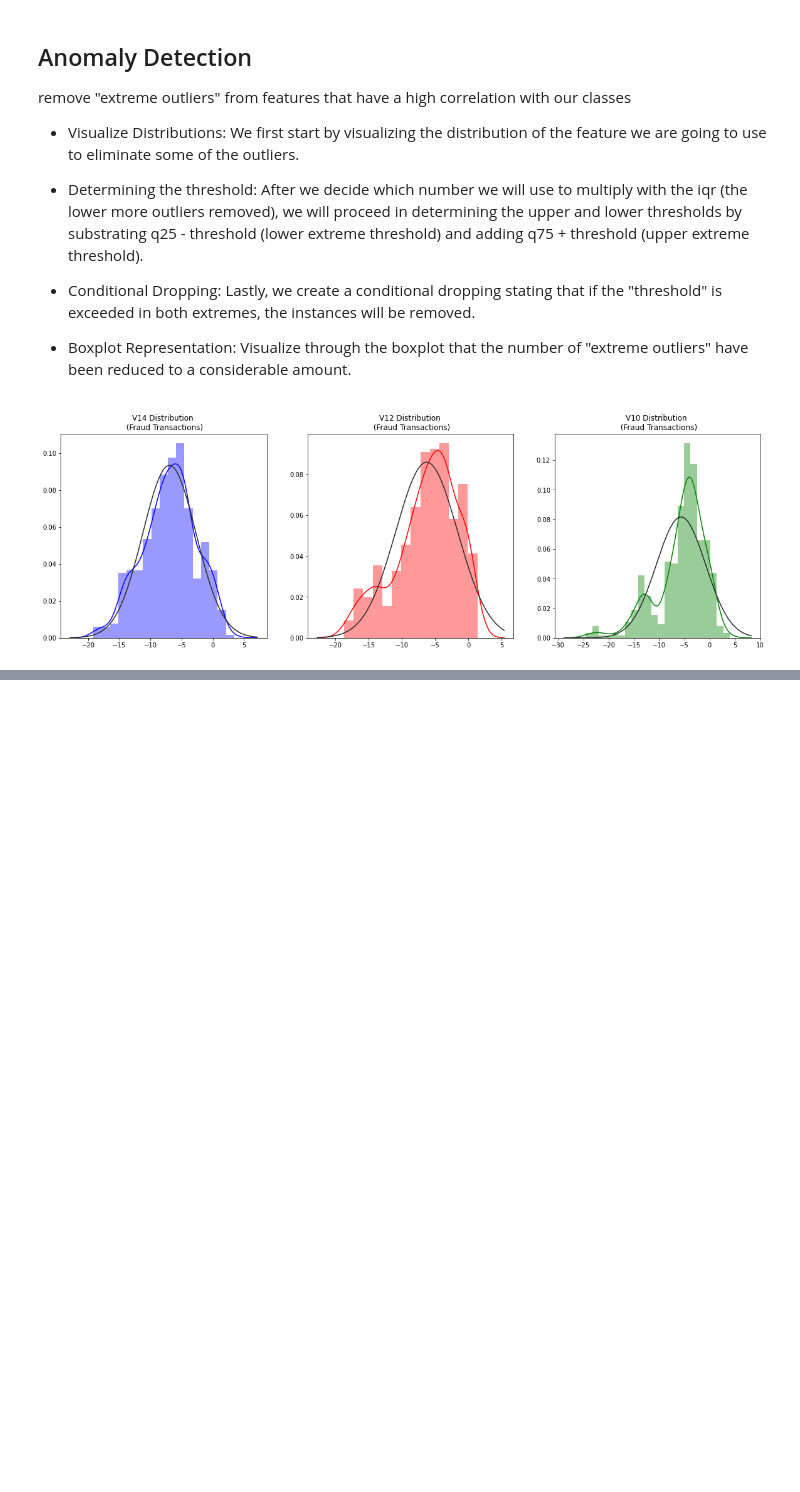
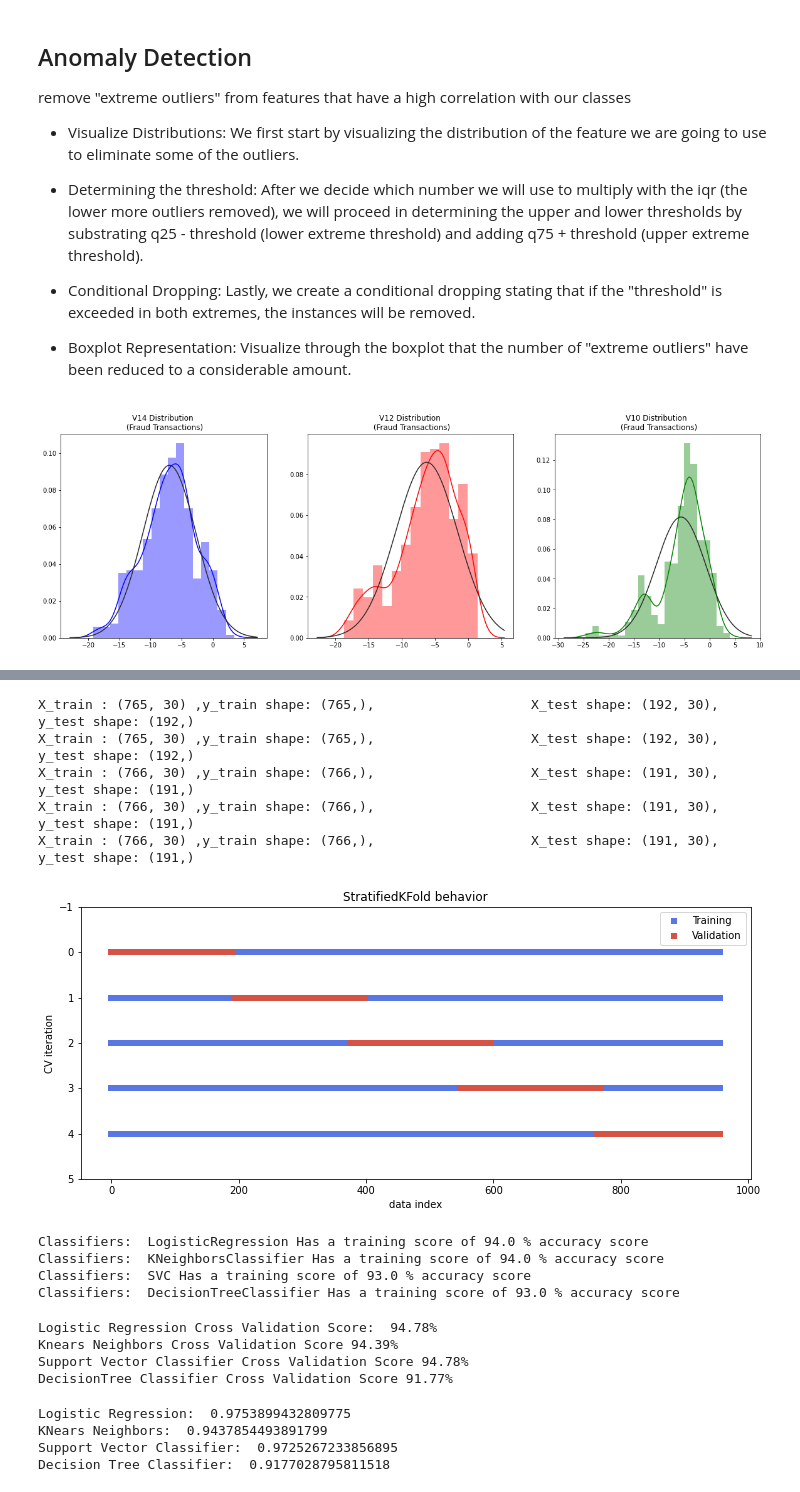
Before and after one commit to rmania/datascience, a Jupyter notebook: fraud_detection/imbalanced_classes_fraud_detection.ipynb, the cells around one changed output, grey strips where cells are left out. Drawn from its saved outputs; the diff is of its cells as text; code cells hidden in the pictures; blank space fills up the shorter version.

```diff
--- a/fraud_detection/imbalanced_classes_fraud_detection.ipynb
+++ b/fraud_detection/imbalanced_classes_fraud_detection.ipynb
@@ -205,0 +252,30 @@ for i, f in enumerate(f_list):
+# %%
+skf, X, y, X_train, y_train, X_test, y_test, train_index, test_index = stratifief_split(df=new_df, target_column='Class', splits = 5,
+                 plot_tscv=True)
+# %% [output]
+X_train : (765, 30) ,y_train shape: (765,),                    X_test shape: (192, 30), y_test shape: (192,)
+X_train : (765, 30) ,y_train shape: (765,),                    X_test shape: (192, 30), y_test shape: (192,)
+X_train : (766, 30) ,y_train shape: (766,),                    X_test shape: (191, 30), y_test shape: (191,)
+X_train : (766, 30) ,y_train shape: (766,),                    X_test shape: (191, 30), y_test shape: (191,)
+X_train : (766, 30) ,y_train shape: (766,),                    X_test shape: (191, 30), y_test shape: (191,)
+[figure, added]
+# %%
+from sklearn.model_selection import cross_val_score
+
+classifiers = {
+    "LogisiticRegression": LogisticRegression(),
+    "KNearest": KNeighborsClassifier(),
+    "Support Vector Classifier": SVC(),
+    "DecisionTreeClassifier": DecisionTreeClassifier()
+}
+
+
+for key, clf in classifiers.items():
+    clf.fit(X_train, y_train)
+    training_score = cross_val_score(clf, X_train, y_train, cv=5)
+    print("Classifiers: ", clf.__class__.__name__, "Has a training score of", round(training_score.mean(), 2) * 100, "% accuracy score")
+# %% [output]
+Classifiers:  LogisticRegression Has a training score of 94.0 % accuracy score
+Classifiers:  KNeighborsClassifier Has a training score of 94.0 % accuracy score
+Classifiers:  SVC Has a training score of 93.0 % accuracy score
+Classifiers:  DecisionTreeClassifier Has a training score of 93.0 % accuracy score
@@ -205,0 +314,18 @@ for i, f in enumerate(f_list):
+# %%
+log_reg_score = cross_val_score(log_reg, X_train, y_train, cv=5)
+print('Logistic Regression Cross Validation Score: ', round(log_reg_score.mean() * 100, 2).astype(str) + '%')
+
+
+knears_score = cross_val_score(knears_neighbors, X_train, y_train, cv=5)
+print('Knears Neighbors Cross Validation Score', round(knears_score.mean() * 100, 2).astype(str) + '%')
+
+svc_score = cross_val_score(svc, X_train, y_train, cv=5)
+print('Support Vector Classifier Cross Validation Score', round(svc_score.mean() * 100, 2).astype(str) + '%')
+
+tree_score = cross_val_score(tree_clf, X_train, y_train, cv=5)
+print('DecisionTree Classifier Cross Validation Score', round(tree_score.mean() * 100, 2).astype(str) + '%')
+# %% [output]
+Logistic Regression Cross Validation Score:  94.78%
+Knears Neighbors Cross Validation Score 94.39%
+Support Vector Classifier Cross Validation Score 94.78%
+DecisionTree Classifier Cross Validation Score 91.77%
@@ -205,0 +346,12 @@ for i, f in enumerate(f_list):
+# %%
+from sklearn.metrics import roc_auc_score
+
+print('Logistic Regression: ', roc_auc_score(y_train, log_reg_pred))
+print('KNears Neighbors: ', roc_auc_score(y_train, knears_pred))
+print('Support Vector Classifier: ', roc_auc_score(y_train, svc_pred))
+print('Decision Tree Classifier: ', roc_auc_score(y_train, tree_pred))
+# %% [output]
+Logistic Regression:  0.9753899432809775
+KNears Neighbors:  0.9437854493891799
+Support Vector Classifier:  0.9725267233856895
+Decision Tree Classifier:  0.9177028795811518
```
Also changed, not shown: parts of 13 cells of this notebook, 3 other files.
